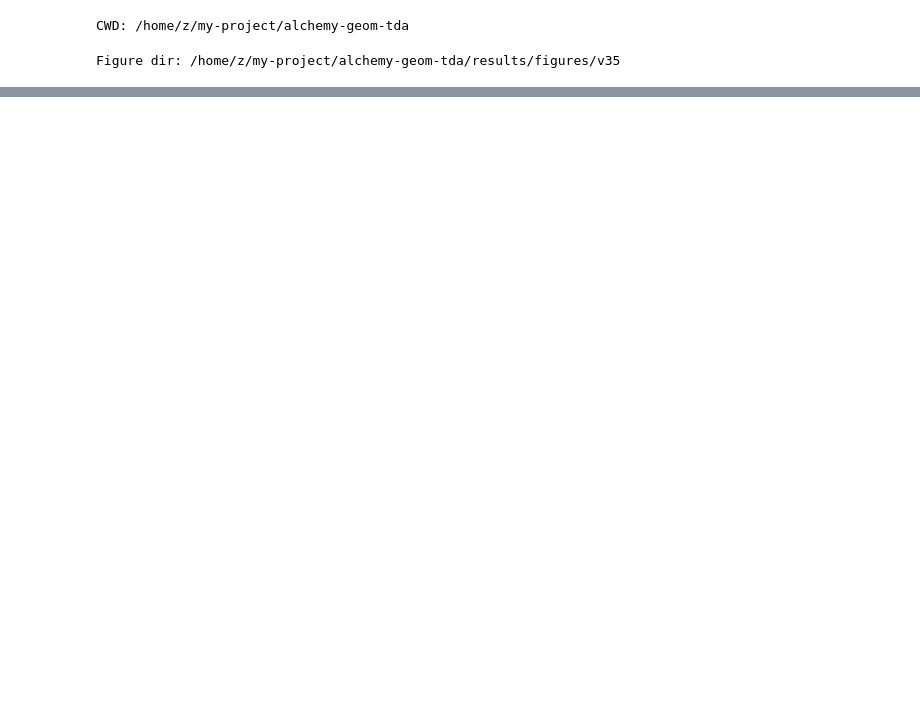
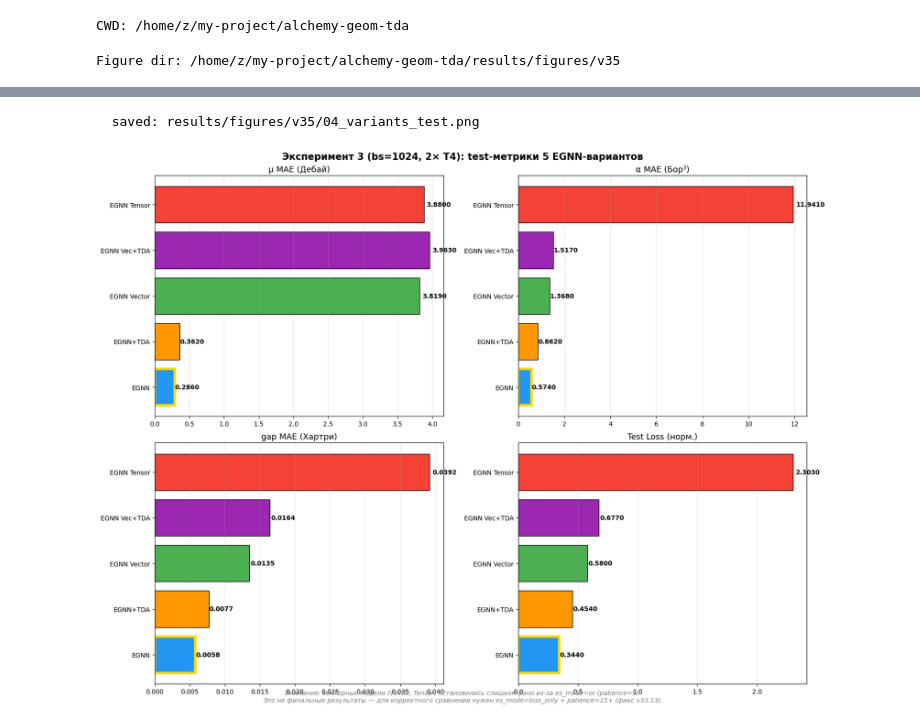
Before and after one commit to ThomasMoore25/alchemy-geom-tda, a Jupyter notebook: notebooks/plot_results.ipynb, the cells around one changed output, grey strips where cells are left out. Cells and saved outputs as stored; diff of their text form; code cells hidden in the pictures; blank space fills up the shorter version.

```diff
--- a/notebooks/plot_results.ipynb
+++ b/notebooks/plot_results.ipynb
@@ -704,0 +270,30 @@ plt.show()
+# %%
+fig, axes = plt.subplots(2, 2, figsize=(16, 12), constrained_layout=True)
+fig.suptitle('Эксперимент 3 (bs=1024, 2× T4): test-метрики 5 EGNN-вариантов',
+             fontsize=15, fontweight='bold')
+models = list(e3_results.keys())
+colors_list = [COLORS[m] for m in models]
+
+for ax, (m_key, title, unit) in zip(axes.flat, [('mu', 'μ MAE', 'Дебай'),
+                                                ('alpha', 'α MAE', 'Бор³'),
+                                                ('gap', 'gap MAE', 'Хартри'),
+                                                ('loss', 'Test Loss', 'норм.')]):
+    vals = [e3_results[mod][m_key] for mod in models]
+    bars = ax.barh(models, vals, color=colors_list, edgecolor='black')
+    ax.set_title(f'{title} ({unit})', fontsize=13)
+    ax.grid(True, alpha=0.3, axis='x')
+    best_i = int(np.argmin(vals))
+    bars[best_i].set_edgecolor('gold'); bars[best_i].set_linewidth(4)
+    for bar, val in zip(bars, vals):
+        ax.text(bar.get_width()*1.01, bar.get_y()+bar.get_height()/2,
+                f'{val:.4f}', ha='left', va='center', fontsize=10, fontweight='bold')
+
+fig.text(0.5, -0.01,
+         'Внимание: векторные модели (Vector, Tensor) остановились слишком рано из-за es_mode=or (patience=9).\n'
+         'Это не финальные результаты — для корректного сравнения нужен es_mode=loss_only + patience=15+ (фикс v33.13).',
+         ha='center', fontsize=10, style='italic', color='gray')
+savefig('04_variants_test')
+plt.show()
+# %% [output]
+  saved: results/figures/v35/04_variants_test.png
+[figure, added]
```
Also changed, not shown: parts of 56 cells of this notebook, 12 other files.
